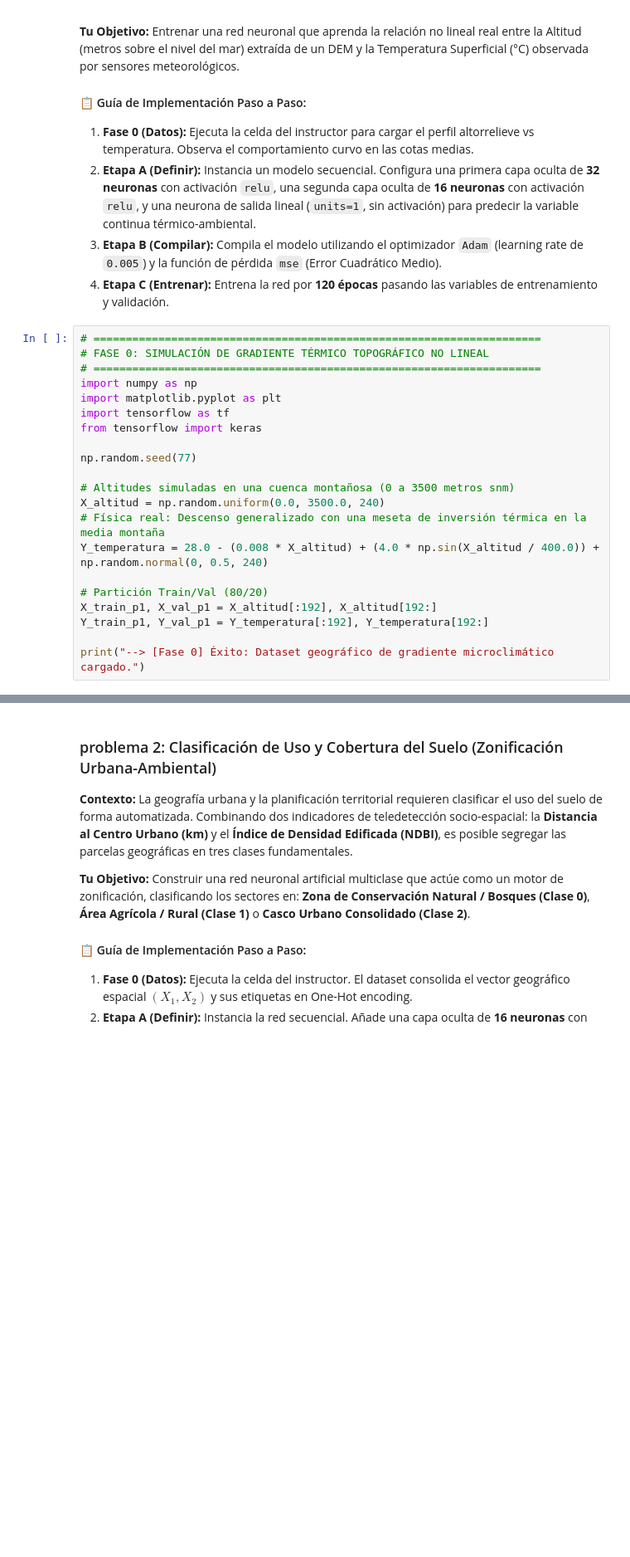
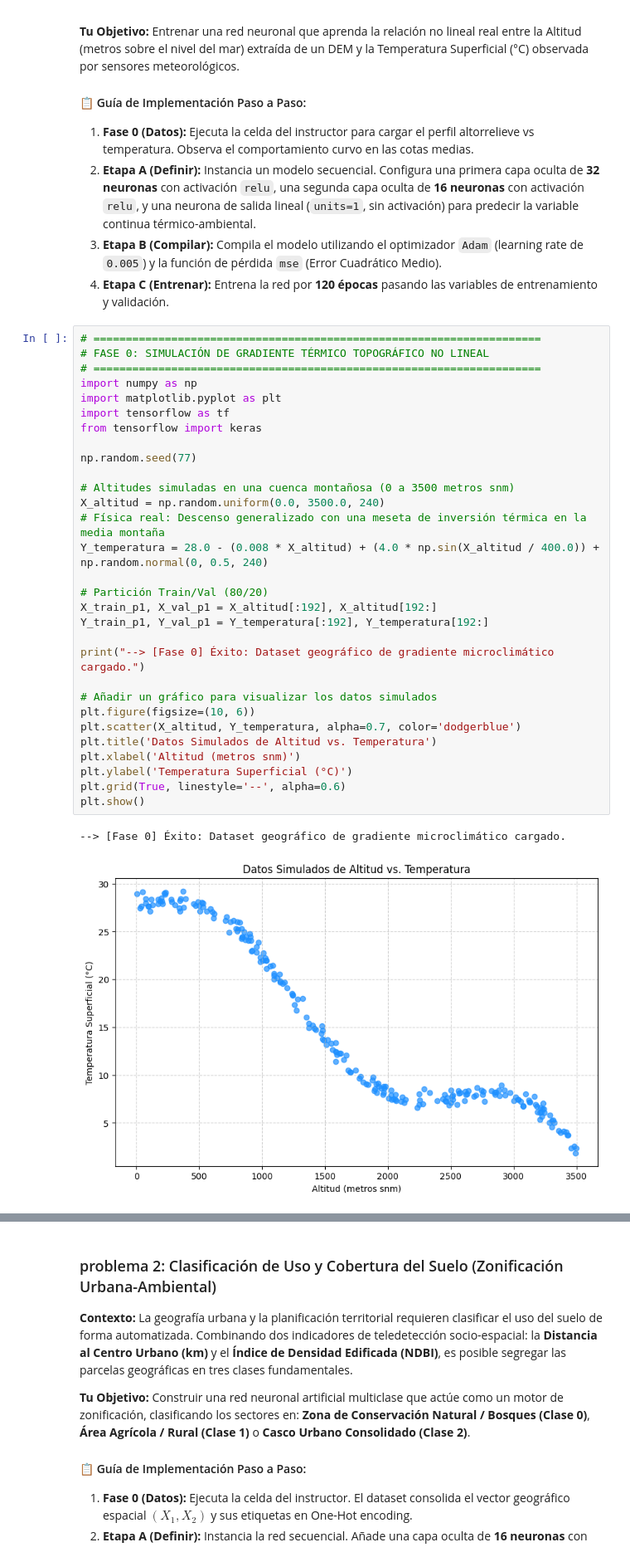
Before and after one commit to hmartinez00/introduccion_nn_python, a Jupyter notebook: notebooks/solutions/sesion1_solutions/practica_geografia.ipynb, the cells around one changed output, grey strips where cells are left out. Shown at 83% size. Saved outputs shown, nothing was run; the diff lists cells and outputs as text; blank space fills up the shorter version.

```diff
--- a/notebooks/solutions/sesion1_solutions/practica_geografia.ipynb
+++ b/notebooks/solutions/sesion1_solutions/practica_geografia.ipynb
@@ -37,21 +37,33 @@ Completa el código faltante en los espacios señalados como **"TU TURNO DE ESCR
 # %%
 # =====================================================================
 # FASE 0: SIMULACIÓN DE GRADIENTE TÉRMICO TOPOGRÁFICO NO LINEAL
 # =====================================================================
 import numpy as np
 import matplotlib.pyplot as plt
 import tensorflow as tf
 from tensorflow import keras
 
 np.random.seed(77)
 
 # Altitudes simuladas en una cuenca montañosa (0 a 3500 metros snm)
 X_altitud = np.random.uniform(0.0, 3500.0, 240)
 # Física real: Descenso generalizado con una meseta de inversión térmica en la media montaña
 Y_temperatura = 28.0 - (0.008 * X_altitud) + (4.0 * np.sin(X_altitud / 400.0)) + np.random.normal(0, 0.5, 240)
 
 # Partición Train/Val (80/20)
 X_train_p1, X_val_p1 = X_altitud[:192], X_altitud[192:]
 Y_train_p1, Y_val_p1 = Y_temperatura[:192], Y_temperatura[192:]
 
 print("--> [Fase 0] Éxito: Dataset geográfico de gradiente microclimático cargado.")
+
+# Añadir un gráfico para visualizar los datos simulados
+plt.figure(figsize=(10, 6))
+plt.scatter(X_altitud, Y_temperatura, alpha=0.7, color='dodgerblue')
+plt.title('Datos Simulados de Altitud vs. Temperatura')
+plt.xlabel('Altitud (metros snm)')
+plt.ylabel('Temperatura Superficial (°C)')
+plt.grid(True, linestyle='--', alpha=0.6)
+plt.show()
+# %% [output]
+--> [Fase 0] Éxito: Dataset geográfico de gradiente microclimático cargado.
+[figure, added]
```
Also changed, not shown: parts of 10 cells of this notebook.
